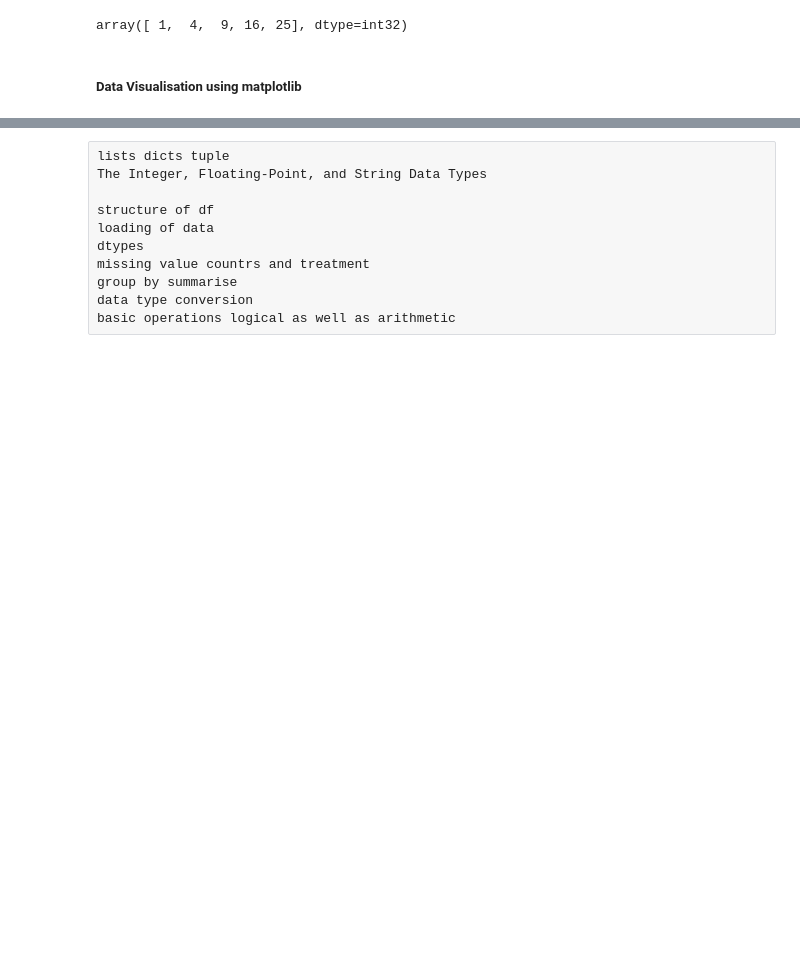
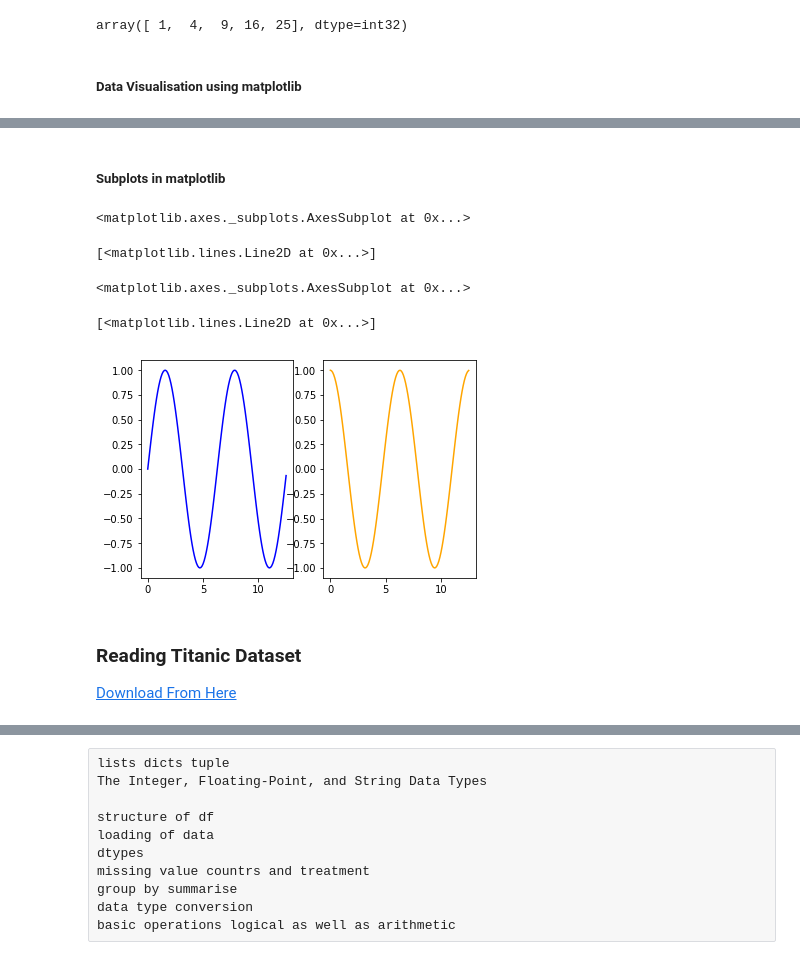
Before and after one commit to Vishnu1183/Utilities-, a Jupyter notebook: Tu_Py.ipynb, the cells around one changed output, grey strips where cells are left out. Cells and saved outputs as stored; diff of their text form; code cells hidden in the pictures; blank space fills up the shorter version.

```diff
--- a/Tu_Py.ipynb
+++ b/Tu_Py.ipynb
@@ -778,0 +775,16 @@ https://kite.com/blog/python/data-analysis-visualization-python/
+# %% [markdown]
+##### Subplots in matplotlib
+# %%
+plt.subplot(1,2,1)
+plt.plot(x,y, 'blue')
+plt.subplot(1,2,2)
+plt.plot(x,z, 'orange')
+# %% [output]
+<matplotlib.axes._subplots.AxesSubplot at 0x...>
+[<matplotlib.lines.Line2D at 0x...>]
+<matplotlib.axes._subplots.AxesSubplot at 0x...>
+[<matplotlib.lines.Line2D at 0x...>]
+[figure, added]
+# %% [markdown]
+### Reading Titanic Dataset
+[Download From Here](https://web.stanford.edu/class/archive/cs/cs109/cs109.1166/problem12.html)
```
Also changed, not shown: parts of 58 cells of this notebook.
